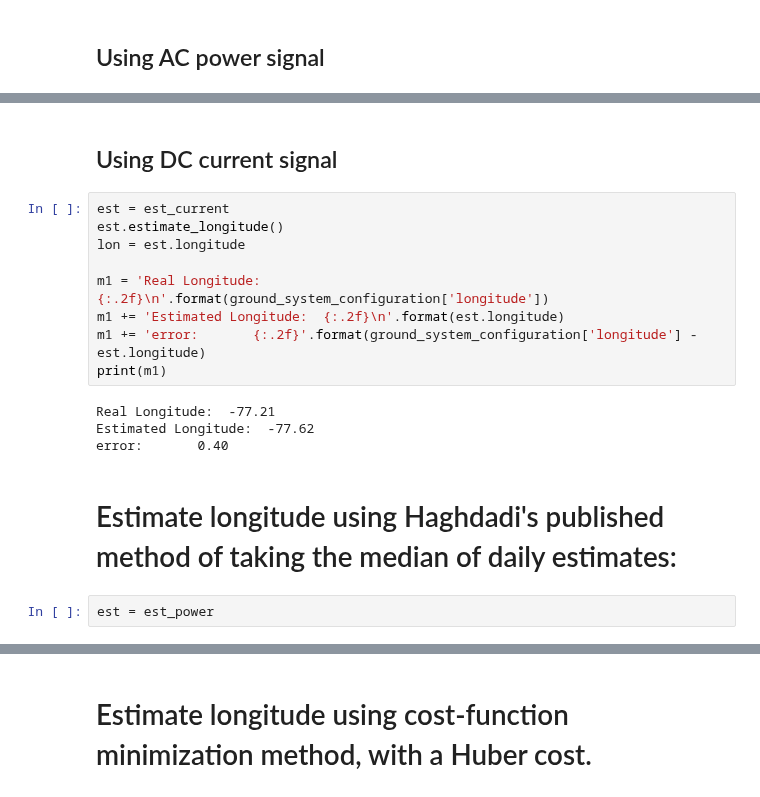
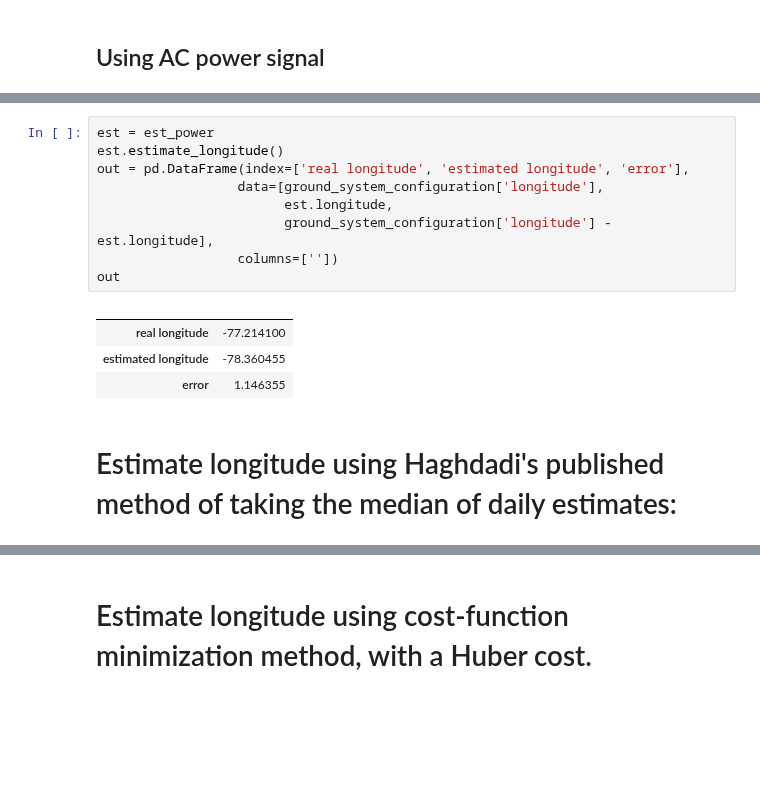
Before and after one commit to slacgismo/solar-data-tools, a Jupyter notebook: notebooks/Parameter_Estimation_Example.ipynb, the cells around one changed output, grey strips where cells are left out. Drawn from its saved outputs; the diff is of its cells as text; blank space fills up the shorter version.

```diff
--- a/notebooks/Parameter_Estimation_Example.ipynb
+++ b/notebooks/Parameter_Estimation_Example.ipynb
@@ -98,19 +86,16 @@ error:       0.31
-# %% [markdown]
-## Using DC current signal
-# %%
-est = est_current
-est.estimate_longitude()
-lon = est.longitude
-
-m1 = 'Real Longitude:  {:.2f}\n'.format(ground_system_configuration['longitude'])
-m1 += 'Estimated Longitude:  {:.2f}\n'.format(est.longitude)
-m1 += 'error:       {:.2f}'.format(ground_system_configuration['longitude'] - est.longitude)
-print(m1)
-# %% [output]
-Real Longitude:  -77.21
-Estimated Longitude:  -77.62
-error:       0.40
+# %%
+est = est_power
+est.estimate_longitude()
+out = pd.DataFrame(index=['real longitude', 'estimated longitude', 'error'],
+                  data=[ground_system_configuration['longitude'],
+                        est.longitude,
+                        ground_system_configuration['longitude'] - est.longitude],
+                  columns=[''])
+out
+# %% [output]
+|  |  |
+| real longitude | -77.214100 |
+| estimated longitude | -78.360455 |
+| error | 1.146355 |
 # %% [markdown]
 # Estimate longitude using Haghdadi's published method of taking the median of daily estimates:
-# %%
-est = est_power
```
Also changed, not shown: parts of 30 cells of this notebook, 1 other file.
